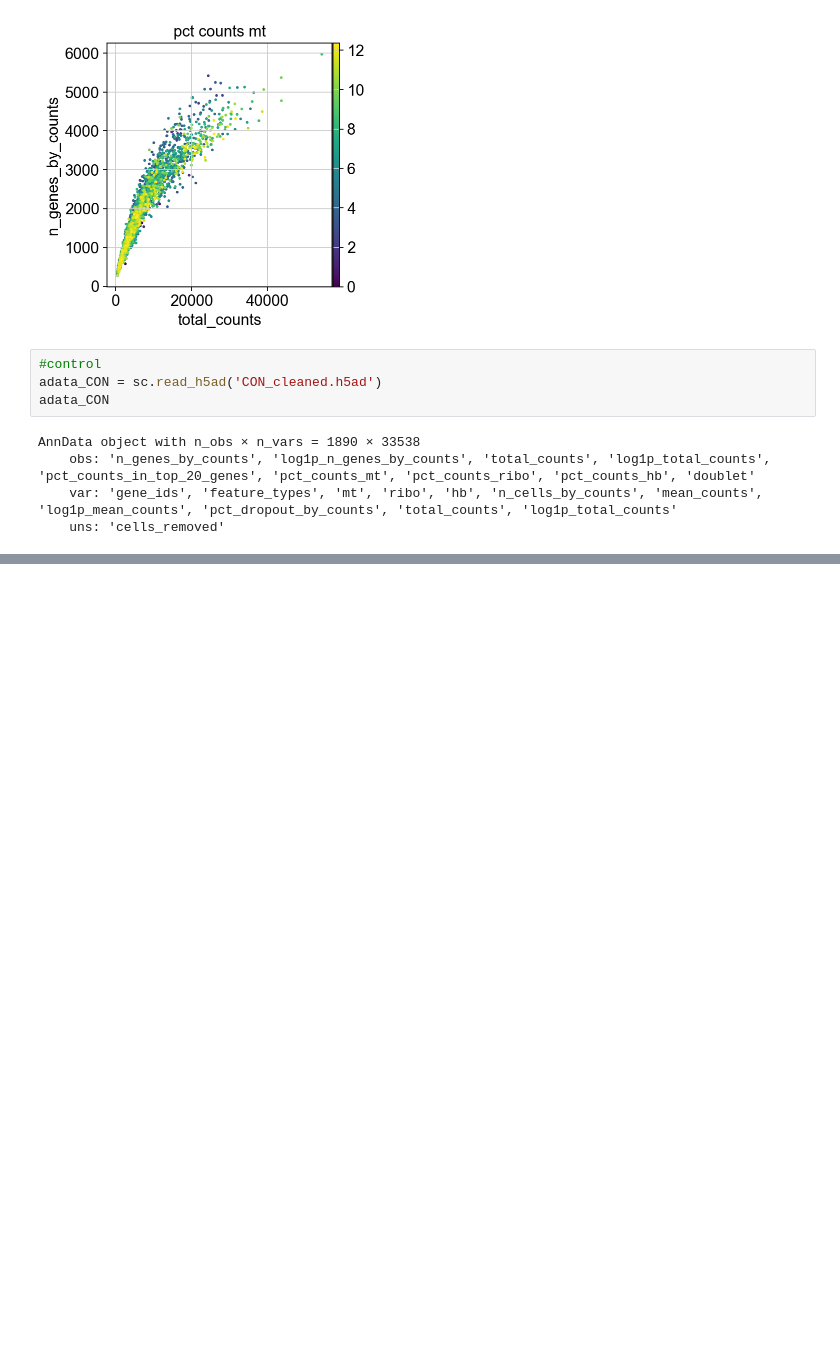
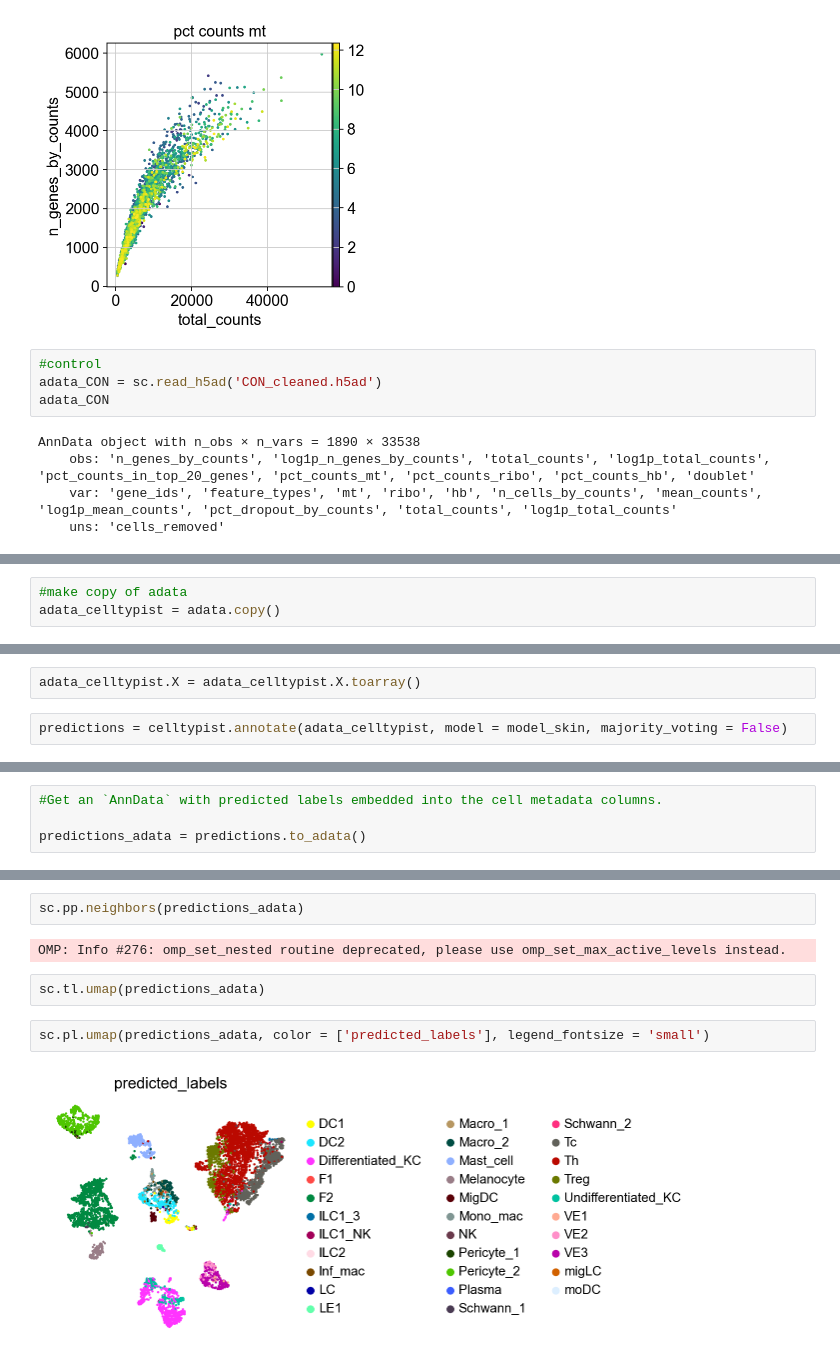
Before and after one commit to chira-ploy/singlecells-DataPlayground, a Jupyter notebook: alopecia_areata/alopecia_areata_analysis.ipynb, the cells around one changed output, grey strips where cells are left out. Cells and saved outputs as stored; diff of their text form; blank space fills up the shorter version.

Commit message:
run celltypist

```diff
--- a/alopecia_areata/alopecia_areata_analysis.ipynb
+++ b/alopecia_areata/alopecia_areata_analysis.ipynb
@@ -63,0 +150,3 @@ plot3 = sc.pl.scatter(adata_CON, "total_counts", "n_genes_by_counts", color="pct
+# %%
+#make copy of adata
+adata_celltypist = adata.copy()
@@ -63,0 +156,4 @@ plot3 = sc.pl.scatter(adata_CON, "total_counts", "n_genes_by_counts", color="pct
+# %%
+adata_celltypist.X = adata_celltypist.X.toarray()
+# %%
+predictions = celltypist.annotate(adata_celltypist, model = model_skin, majority_voting = False)
@@ -63,0 +183,4 @@ plot3 = sc.pl.scatter(adata_CON, "total_counts", "n_genes_by_counts", color="pct
+# %%
+#Get an `AnnData` with predicted labels embedded into the cell metadata columns.
+
+predictions_adata = predictions.to_adata()
@@ -63,0 +203,10 @@ plot3 = sc.pl.scatter(adata_CON, "total_counts", "n_genes_by_counts", color="pct
+# %%
+sc.pp.neighbors(predictions_adata)
+# %% [output]
+OMP: Info #276: omp_set_nested routine deprecated, please use omp_set_max_active_levels instead.
+# %%
+sc.tl.umap(predictions_adata)
+# %%
+sc.pl.umap(predictions_adata, color = ['predicted_labels'], legend_fontsize = 'small')
+# %% [output]
+[figure, added]
```
Also changed, not shown: parts of 26 cells of this notebook.
